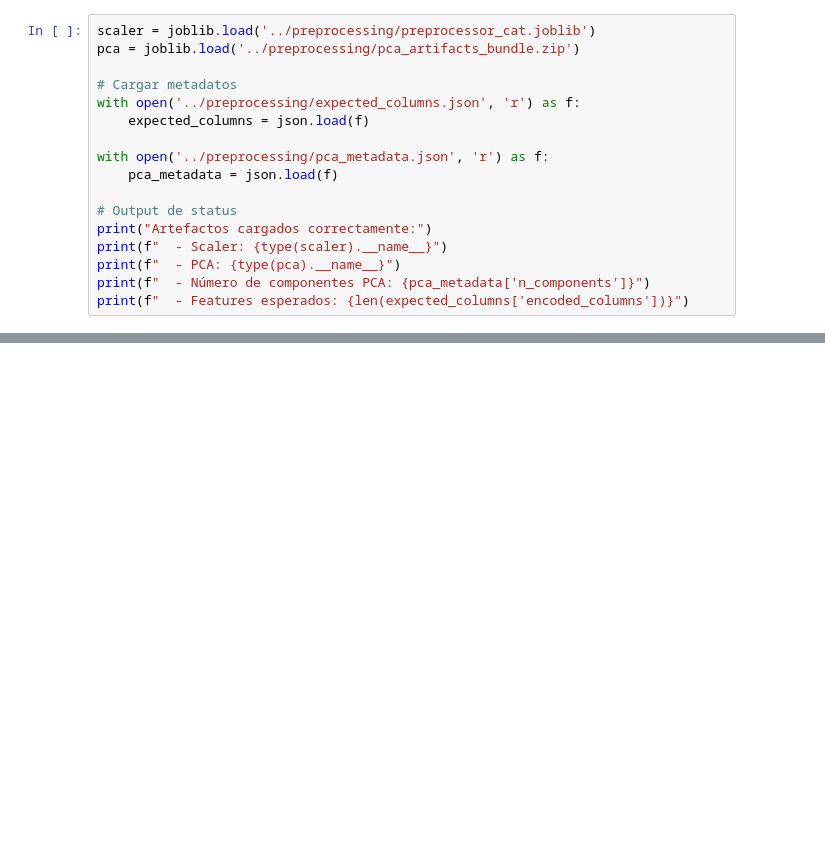
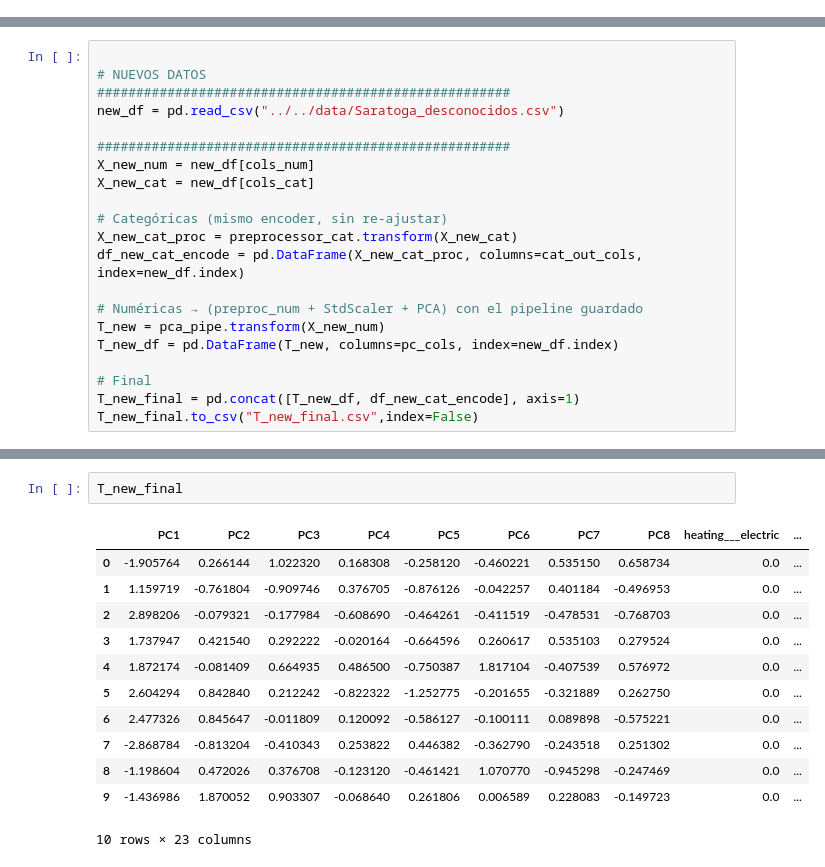
Before and after one commit to Angel751658/Examen-Parcial-3, a Jupyter notebook: 01_preprocessing_results/preprocessing_production/01_A_preprocessing_production.ipynb, the cells around one changed output, grey strips where cells are left out. Cells and saved outputs as stored; diff of their text form; blank space fills up the shorter version.

```diff
--- a/01_preprocessing_results/preprocessing_production/01_A_preprocessing_production.ipynb
+++ b/01_preprocessing_results/preprocessing_production/01_A_preprocessing_production.ipynb
@@ -35,17 +13,0 @@ Librerías importadas correctamente.
-# %%
-scaler = joblib.load('../preprocessing/preprocessor_cat.joblib')
-pca = joblib.load('../preprocessing/pca_artifacts_bundle.zip')
-
-# Cargar metadatos
-with open('../preprocessing/expected_columns.json', 'r') as f:
-    expected_columns = json.load(f)
-
-with open('../preprocessing/pca_metadata.json', 'r') as f:
-    pca_metadata = json.load(f)
-
-# Output de status
-print("Artefactos cargados correctamente:")
-print(f"  - Scaler: {type(scaler).__name__}")
-print(f"  - PCA: {type(pca).__name__}")
-print(f"  - Número de componentes PCA: {pca_metadata['n_components']}")
-print(f"  - Features esperados: {len(expected_columns['encoded_columns'])}")
@@ -243,0 +68,21 @@ PREPROCESAMIENTO EN PRODUCCIÓN COMPLETADO
+# %%
+
+# NUEVOS DATOS
+#####################################################
+new_df = pd.read_csv("../../data/Saratoga_desconocidos.csv")
+
+#####################################################
+X_new_num = new_df[cols_num]
+X_new_cat = new_df[cols_cat]
+
+# Categóricas (mismo encoder, sin re-ajustar)
+X_new_cat_proc = preprocessor_cat.transform(X_new_cat)
+df_new_cat_encode = pd.DataFrame(X_new_cat_proc, columns=cat_out_cols, index=new_df.index)
+
+# Numéricas → (preproc_num + StdScaler + PCA) con el pipeline guardado
+T_new = pca_pipe.transform(X_new_num)
+T_new_df = pd.DataFrame(T_new, columns=pc_cols, index=new_df.index)
+
+# Final
+T_new_final = pd.concat([T_new_df, df_new_cat_encode], axis=1)
+T_new_final.to_csv("T_new_final.csv",index=False)
@@ -243,0 +120,15 @@ PREPROCESAMIENTO EN PRODUCCIÓN COMPLETADO
+# %%
+T_new_final
+# %% [output]
+|  | PC1 | PC2 | PC3 | PC4 | PC5 | PC6 | PC7 | PC8 | heating___electric | ... |
+| 0 | -1.905764 | 0.266144 | 1.022320 | 0.168308 | -0.258120 | -0.460221 | 0.535150 | 0.658734 | 0.0 | ... |
+| 1 | 1.159719 | -0.761804 | -0.909746 | 0.376705 | -0.876126 | -0.042257 | 0.401184 | -0.496953 | 0.0 | ... |
+| 2 | 2.898206 | -0.079321 | -0.177984 | -0.608690 | -0.464261 | -0.411519 | -0.478531 | -0.768703 | 0.0 | ... |
+| 3 | 1.737947 | 0.421540 | 0.292222 | -0.020164 | -0.664596 | 0.260617 | 0.535103 | 0.279524 | 0.0 | ... |
+| 4 | 1.872174 | -0.081409 | 0.664935 | 0.486500 | -0.750387 | 1.817104 | -0.407539 | 0.576972 | 0.0 | ... |
+| 5 | 2.604294 | 0.842840 | 0.212242 | -0.822322 | -1.252775 | -0.201655 | -0.321889 | 0.262750 | 0.0 | ... |
+| 6 | 2.477326 | 0.845647 | -0.011809 | 0.120092 | -0.586127 | -0.100111 | 0.089898 | -0.575221 | 0.0 | ... |
+| 7 | -2.868784 | -0.813204 | -0.410343 | 0.253822 | 0.446382 | -0.362790 | -0.243518 | 0.251302 | 0.0 | ... |
+| 8 | -1.198604 | 0.472026 | 0.376708 | -0.123120 | -0.461421 | 1.070770 | -0.945298 | -0.247469 | 0.0 | ... |
+| 9 | -1.436986 | 1.870052 | 0.903307 | -0.068640 | 0.261806 | 0.006589 | 0.228083 | -0.149723 | 0.0 | ... |
+10 rows × 23 columns
```
Also changed, not shown: parts of 28 cells of this notebook, 25 other files.
